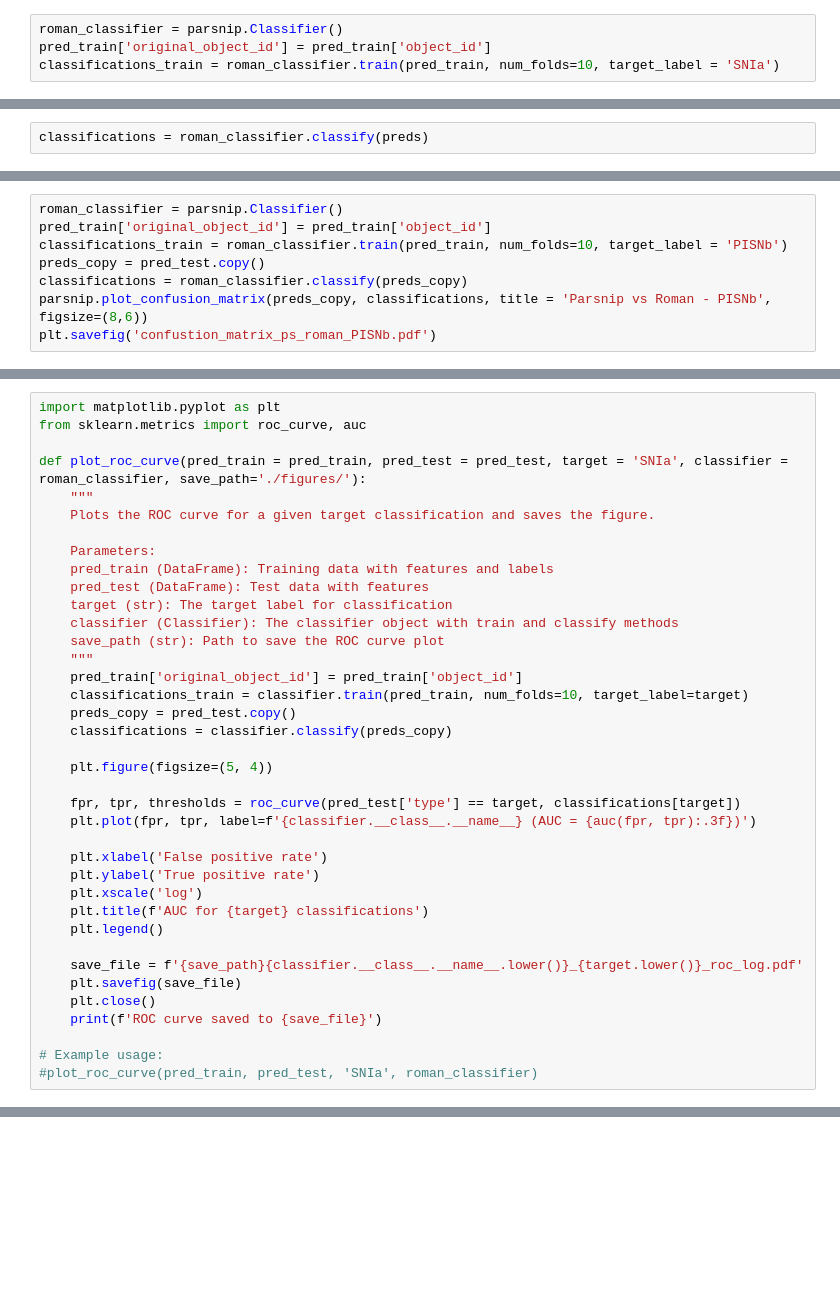
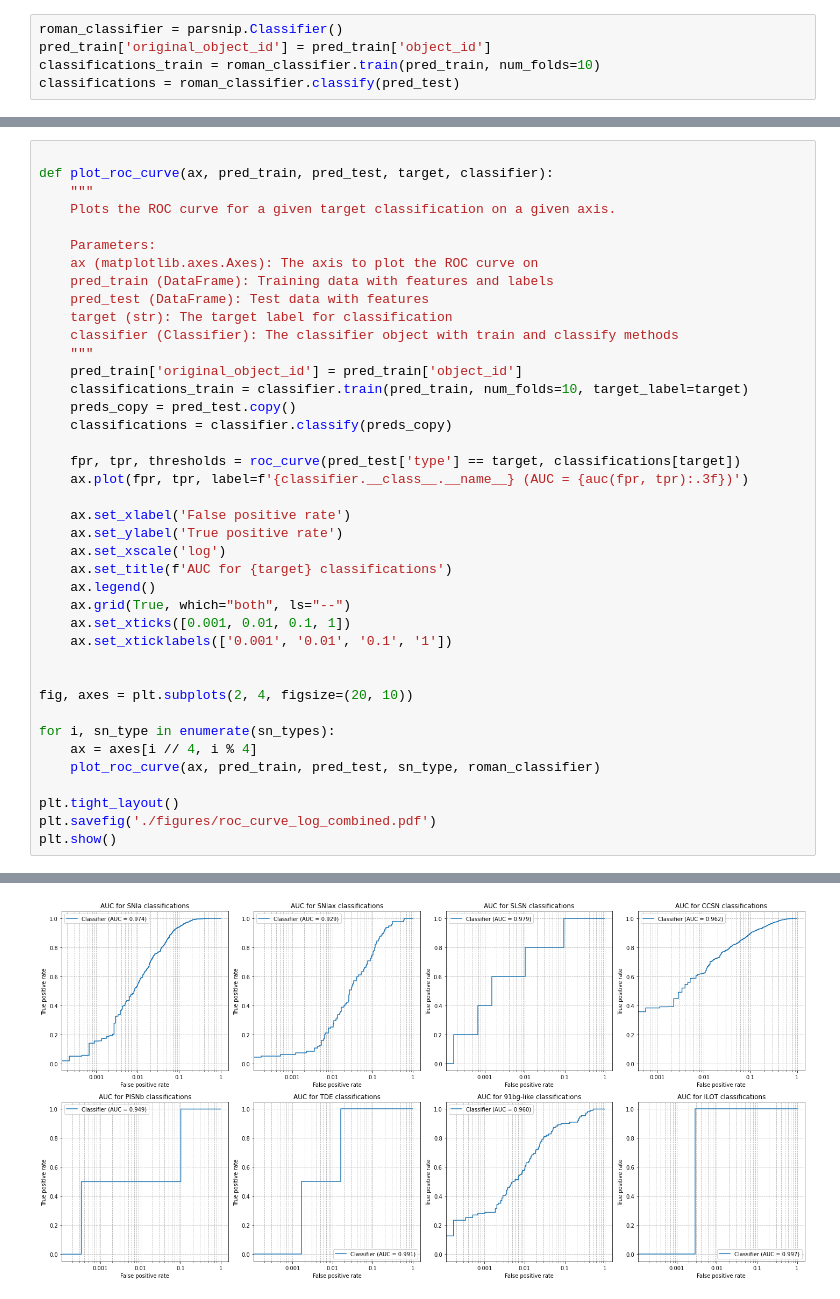
Before and after one commit to BelalAbdelhadi/SpectralParSNIP, a Jupyter notebook: notebooks/classification.ipynb, the cells around one changed output, grey strips where cells are left out. Cells and saved outputs as stored; diff of their text form; blank space fills up the shorter version.

```diff
--- a/notebooks/classification.ipynb
+++ b/notebooks/classification.ipynb
@@ -79,7 +37,8 @@ Length (96,) for model_dof
 # %%
 roman_classifier = parsnip.Classifier()
 pred_train['original_object_id'] = pred_train['object_id']
-classifications_train = roman_classifier.train(pred_train, num_folds=10, target_label = 'SNIa')
+classifications_train = roman_classifier.train(pred_train, num_folds=10)
+classifications = roman_classifier.classify(pred_test)
 # %% [output]
 Training classifier with keys:
     color
@@ -107,2 +59,0 @@ Label distribution before folding: (array([0, 1]), array([15731, 44269]))
-# %%
-classifications = roman_classifier.classify(preds)
@@ -136,8 +59,0 @@ Length (97,) for model_dof
-# %%
-roman_classifier = parsnip.Classifier()
-pred_train['original_object_id'] = pred_train['object_id']
-classifications_train = roman_classifier.train(pred_train, num_folds=10, target_label = 'PISNb')
-preds_copy = pred_test.copy()
-classifications = roman_classifier.classify(preds_copy)
-parsnip.plot_confusion_matrix(preds_copy, classifications, title = 'Parsnip vs Roman - PISNb', figsize=(8,6))
-plt.savefig('confustion_matrix_ps_roman_PISNb.pdf')
@@ -222,38 +90,41 @@ Label distribution before folding: (array([0, 1]), array([15731, 44269]))
 # %%
-import matplotlib.pyplot as plt
-from sklearn.metrics import roc_curve, auc
 
-def plot_roc_curve(pred_train = pred_train, pred_test = pred_test, target = 'SNIa', classifier = roman_classifier, save_path='./figures/'):
+def plot_roc_curve(ax, pred_train, pred_test, target, classifier):
     """
-    Plots the ROC curve for a given target classification and saves the figure.
+    Plots the ROC curve for a given target classification on a given axis.
 
     Parameters:
+    ax (matplotlib.axes.Axes): The axis to plot the ROC curve on
     pred_train (DataFrame): Training data with features and labels
     pred_test (DataFrame): Test data with features
     target (str): The target label for classification
     classifier (Classifier): The classifier object with train and classify methods
-    save_path (str): Path to save the ROC curve plot
     """
     pred_train['original_object_id'] = pred_train['object_id']
     classifications_train = classifier.train(pred_train, num_folds=10, target_label=target)
     preds_copy = pred_test.copy()
     classifications = classifier.classify(preds_copy)
 
-    plt.figure(figsize=(5, 4))
+    fpr, tpr, thresholds = roc_curve(pred_test['type'] == target, classifications[target])
+    ax.plot(fpr, tpr, label=f'{classifier.__class__.__name__} (AUC = {auc(fpr, tpr):.3f})')
 
-    fpr, tpr, thresholds = roc_curve(pred_test['type'] == target, classifications[target])
-    plt.plot(fpr, tpr, label=f'{classifier.__class__.__name__} (AUC = {auc(fpr, tpr):.3f})')
+    ax.set_xlabel('False positive rate')
+    ax.set_ylabel('True positive rate')
+    ax.set_xscale('log')
+    ax.set_title(f'AUC for {target} classifications')
+    ax.legend()
+    ax.grid(True, which="both", ls="--")
+    ax.set_xticks([0.001, 0.01, 0.1, 1])
+    ax.set_xticklabels(['0.001', '0.01', '0.1', '1'])
 
-    plt.xlabel('False positive rate')
-    plt.ylabel('True positive rate')
-    plt.xscale('log')
-    plt.title(f'AUC for {target} classifications')
-    plt.legend()
 
-    save_file = f'{save_path}{classifier.__class__.__name__.lower()}_{target.lower()}_roc_log.pdf'
-    plt.savefig(save_file)
-    plt.close()
-    print(f'ROC curve saved to {save_file}')
+fig, axes = plt.subplots(2, 4, figsize=(20, 10))
 
-# Example usage:
-#plot_roc_curve(pred_train, pred_test, 'SNIa', roman_classifier)
+for i, sn_type in enumerate(sn_types):
+    ax = axes[i // 4, i % 4]
+    plot_roc_curve(ax, pred_train, pred_test, sn_type, roman_classifier)
+
+plt.tight_layout()
+plt.savefig('./figures/roc_curve_log_combined.pdf')
+plt.show()
+# %% [output]
@@ -259,0 +148 @@ def plot_roc_curve(pred_train = pred_train, pred_test = pred_test, target = 'SNI
+[figure, added]
```
Also changed, not shown: parts of 23 cells of this notebook, 37 other files.
